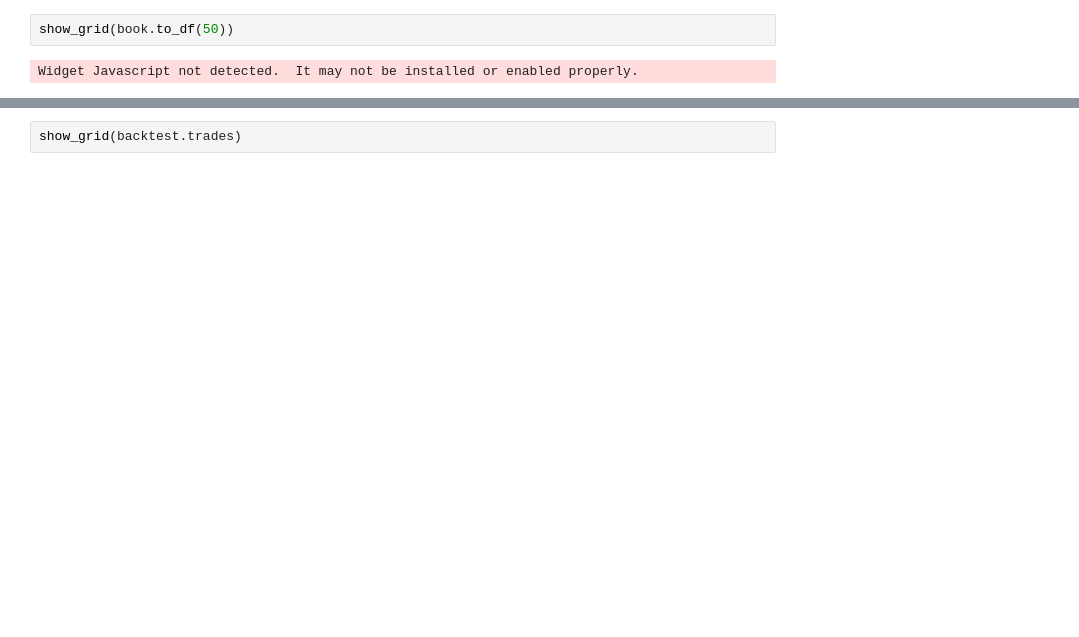
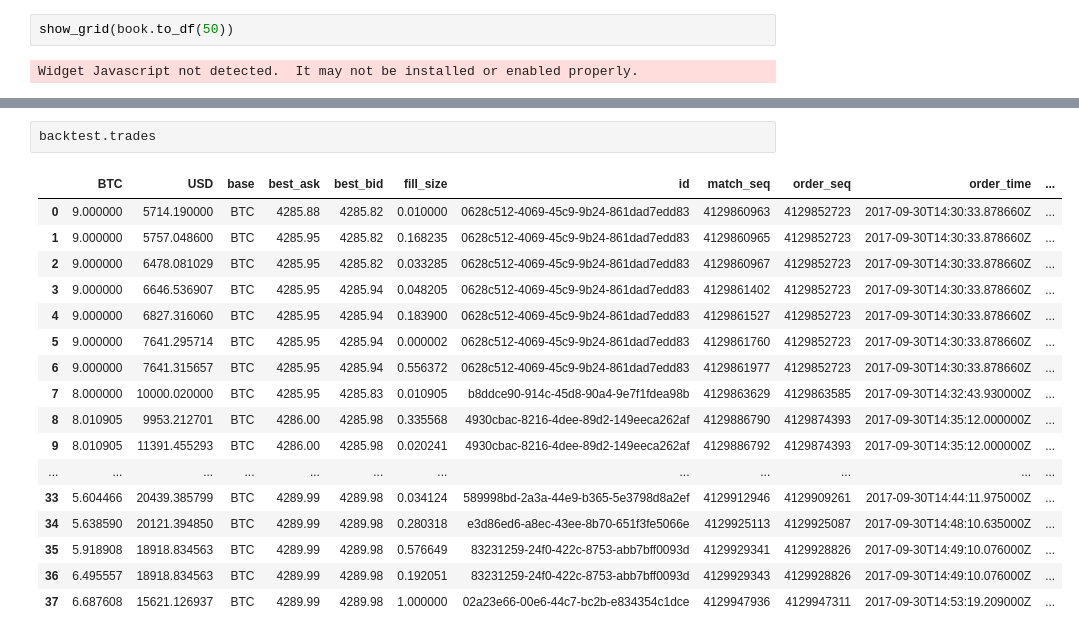
Before and after one commit to divir94/bitcoin, a Jupyter notebook: bitcoin/notebooks/Backtester.ipynb, the cells around one changed output, grey strips where cells are left out. Drawn from its saved outputs; the diff is of its cells as text; blank space fills up the shorter version.

```diff
--- a/bitcoin/notebooks/Backtester.ipynb
+++ b/bitcoin/notebooks/Backtester.ipynb
@@ -86,4 +83,22 @@ backtest.run_with_saved_data(strategy, file_name)
-# %%
-show_grid(backtest.trades)
+# %%
+backtest.trades
+# %% [output]
+|  | BTC | USD | base | best_ask | best_bid | fill_size | id | match_seq | order_seq | order_time | ... |
+| 0 | 9.000000 | 5714.190000 | BTC | 4285.88 | 4285.82 | 0.010000 | 0628c512-4069-45c9-9b24-861dad7edd83 | 4129860963 | 4129852723 | 2017-09-30T14:30:33.878660Z | ... |
+| 1 | 9.000000 | 5757.048600 | BTC | 4285.95 | 4285.82 | 0.168235 | 0628c512-4069-45c9-9b24-861dad7edd83 | 4129860965 | 4129852723 | 2017-09-30T14:30:33.878660Z | ... |
+| 2 | 9.000000 | 6478.081029 | BTC | 4285.95 | 4285.82 | 0.033285 | 0628c512-4069-45c9-9b24-861dad7edd83 | 4129860967 | 4129852723 | 2017-09-30T14:30:33.878660Z | ... |
+| 3 | 9.000000 | 6646.536907 | BTC | 4285.95 | 4285.94 | 0.048205 | 0628c512-4069-45c9-9b24-861dad7edd83 | 4129861402 | 4129852723 | 2017-09-30T14:30:33.878660Z | ... |
+| 4 | 9.000000 | 6827.316060 | BTC | 4285.95 | 4285.94 | 0.183900 | 0628c512-4069-45c9-9b24-861dad7edd83 | 4129861527 | 4129852723 | 2017-09-30T14:30:33.878660Z | ... |
+| 5 | 9.000000 | 7641.295714 | BTC | 4285.95 | 4285.94 | 0.000002 | 0628c512-4069-45c9-9b24-861dad7edd83 | 4129861760 | 4129852723 | 2017-09-30T14:30:33.878660Z | ... |
+| 6 | 9.000000 | 7641.315657 | BTC | 4285.95 | 4285.94 | 0.556372 | 0628c512-4069-45c9-9b24-861dad7edd83 | 4129861977 | 4129852723 | 2017-09-30T14:30:33.878660Z | ... |
+| 7 | 8.000000 | 10000.020000 | BTC | 4285.95 | 4285.83 | 0.010905 | b8ddce90-914c-45d8-90a4-9e7f1fdea98b | 4129863629 | 4129863585 | 2017-09-30T14:32:43.930000Z | ... |
+| 8 | 8.010905 | 9953.212701 | BTC | 4286.00 | 4285.98 | 0.335568 | 4930cbac-8216-4dee-89d2-149eeca262af | 4129886790 | 4129874393 | 2017-09-30T14:35:12.000000Z | ... |
+| 9 | 8.010905 | 11391.455293 | BTC | 4286.00 | 4285.98 | 0.020241 | 4930cbac-8216-4dee-89d2-149eeca262af | 4129886792 | 4129874393 | 2017-09-30T14:35:12.000000Z | ... |
+| ... | ... | ... | ... | ... | ... | ... | ... | ... | ... | ... | ... |
+| 33 | 5.604466 | 20439.385799 | BTC | 4289.99 | 4289.98 | 0.034124 | 589998bd-2a3a-44e9-b365-5e3798d8a2ef | 4129912946 | 4129909261 | 2017-09-30T14:44:11.975000Z | ... |
+| 34 | 5.638590 | 20121.394850 | BTC | 4289.99 | 4289.98 | 0.280318 | e3d86ed6-a8ec-43ee-8b70-651f3fe5066e | 4129925113 | 4129925087 | 2017-09-30T14:48:10.635000Z | ... |
+| 35 | 5.918908 | 18918.834563 | BTC | 4289.99 | 4289.98 | 0.576649 | 83231259-24f0-422c-8753-abb7bff0093d | 4129929341 | 4129928826 | 2017-09-30T14:49:10.076000Z | ... |
+| 36 | 6.495557 | 18918.834563 | BTC | 4289.99 | 4289.98 | 0.192051 | 83231259-24f0-422c-8753-abb7bff0093d | 4129929343 | 4129928826 | 2017-09-30T14:49:10.076000Z | ... |
+| 37 | 6.687608 | 15621.126937 | BTC | 4289.99 | 4289.98 | 1.000000 | 02a23e66-00e6-44c7-bc2b-e834354c1dce | 4129947936 | 4129947311 | 2017-09-30T14:53:19.209000Z | ... |
 # %%
 backtest.init_balance
```
Also changed, not shown: parts of 8 cells of this notebook, 5 other files.
